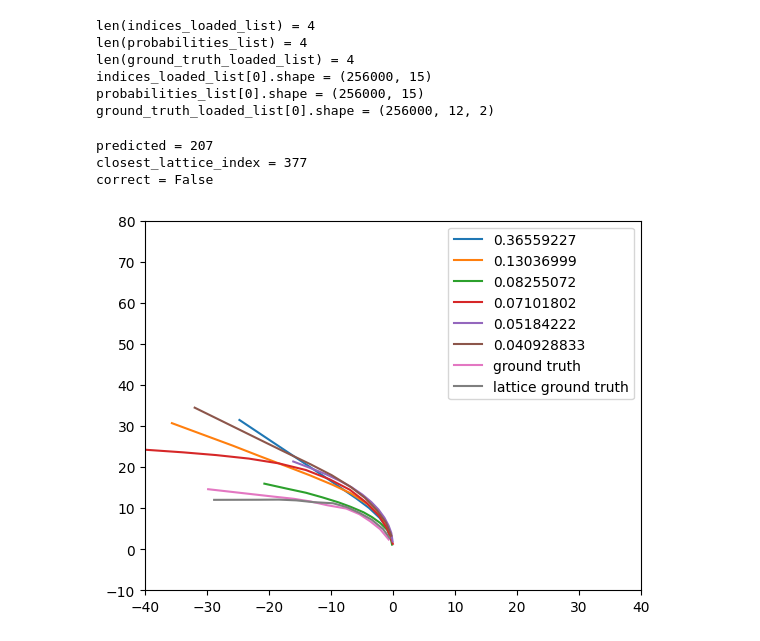
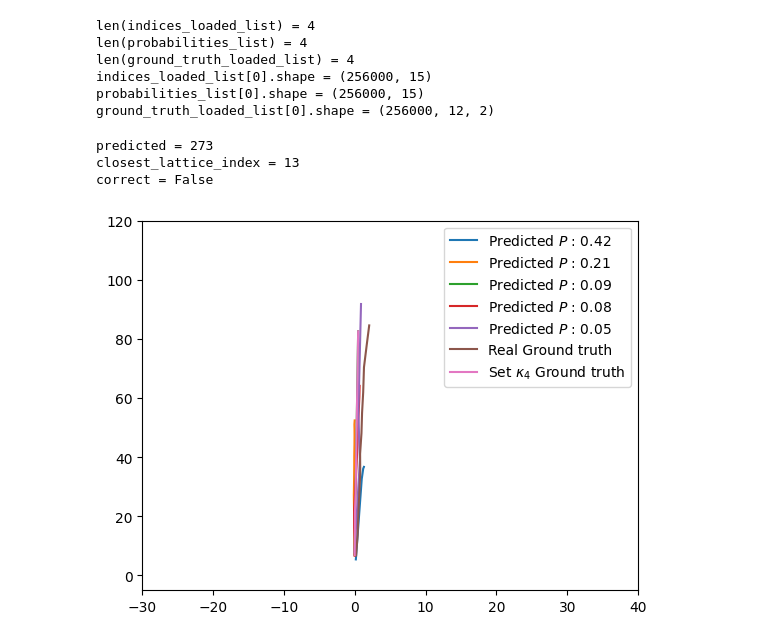
Before and after one commit to dolander1/nuscenes_dolander1, a Jupyter notebook: python-sdk/tutorials/compareTrajectories.ipynb, the cells around one changed output. Drawn from its saved outputs; the diff is of its cells as text; code cells hidden in the pictures.

```diff
--- a/python-sdk/tutorials/compareTrajectories.ipynb
+++ b/python-sdk/tutorials/compareTrajectories.ipynb
@@ -71,34 +71,34 @@ probabilities_list[0].shape = (256000, 15)
 ground_truth_loaded_list[0].shape = (256000, 12, 2)
 # %%
 ## Plot prediction vs ground truth
-epoch = 250
-index = 16 # 450,83 + 450,32 + 450,39 + 450,41 + 450,63 + 250,4 + 250,16 super
+epoch = 450
+index = 46 # 450,83 + 450,32 struggling + 450,33 struggling lots + 450,39 straight + 450,41 + 450,46 straight + 450,63 + 250,4 right + 250,16 left
 if train_boolean == 'yes':
     test_index = epoch*2048*dataset_factor_list[file_number] + index
 else:
     test_index = epoch*512*dataset_factor_list[file_number] + index
 
-nrOfTopTrajectories = 6
+nrOfTopTrajectories = 5
 predicted_indices = indices_loaded_list[file_number][test_index]
 probabilities = probabilities_list[file_number][test_index]
 ground_truth_trajectory = ground_truth_loaded_list[file_number][test_index]
 closest_lattice_index = mean_pointwise_l2_distance(torch.Tensor(lattice_list[file_number]), torch.Tensor(ground_truth_trajectory))
 topProbabilitiesIndices = predicted_indices[:nrOfTopTrajectories]
 topProbabilities = probabilities[:nrOfTopTrajectories]
 
 # Lattice ground truth
 predicted = topProbabilitiesIndices[0]
 print(f"predicted = {predicted}")
 print(f"closest_lattice_index = {closest_lattice_index}")
 correct = (predicted == closest_lattice_index)
 print(f"correct = {correct}")
 
-[plt.plot(lattice_list[file_number][mode,:,0],lattice_list[file_number][mode,:,1], label=topProbabilities[i]) for i, mode in enumerate(topProbabilitiesIndices)]
-plt.plot(ground_truth_trajectory[:,0], ground_truth_trajectory[:,1], label="ground truth")
-plt.plot(lattice_list[file_number][closest_lattice_index,:,0],lattice_list[file_number][closest_lattice_index,:,1], label="lattice ground truth")
-plt.ylim([-10,80]); plt.xlim([-40,40]); plt.legend(); plt.show()
+[plt.plot(lattice_list[file_number][mode,:,0],lattice_list[file_number][mode,:,1], label=f"Predicted $P$ : {topProbabilities[i]:.2f}") for i, mode in enumerate(topProbabilitiesIndices)]
+plt.plot(ground_truth_trajectory[:,0], ground_truth_trajectory[:,1], label="Real Ground truth")
+plt.plot(lattice_list[file_number][closest_lattice_index,:,0],lattice_list[file_number][closest_lattice_index,:,1], label="Set $\kappa_4$ Ground truth")
+plt.ylim([-5,120]); plt.xlim([-30,40]); plt.legend(); plt.show()
 # %% [output]
-predicted = 207
-closest_lattice_index = 377
+predicted = 273
+closest_lattice_index = 13
 correct = False
-[figure, old version]
+[figure, new version]
```
Also changed, not shown: 4 other files.
